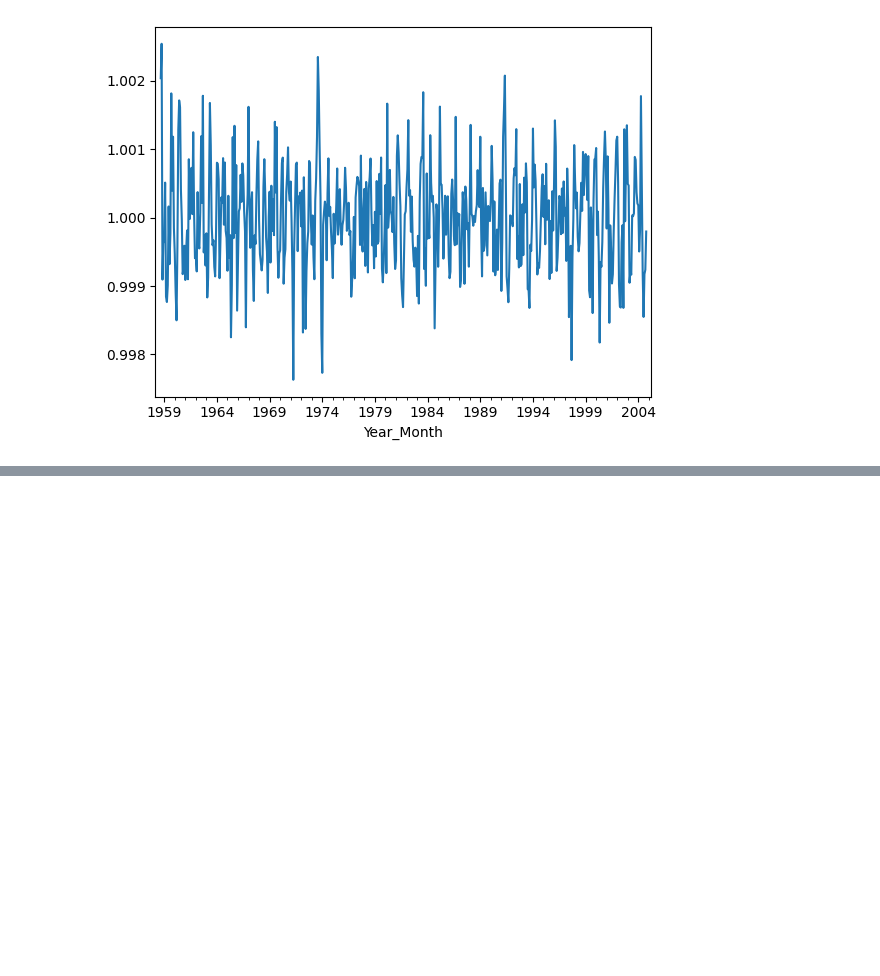
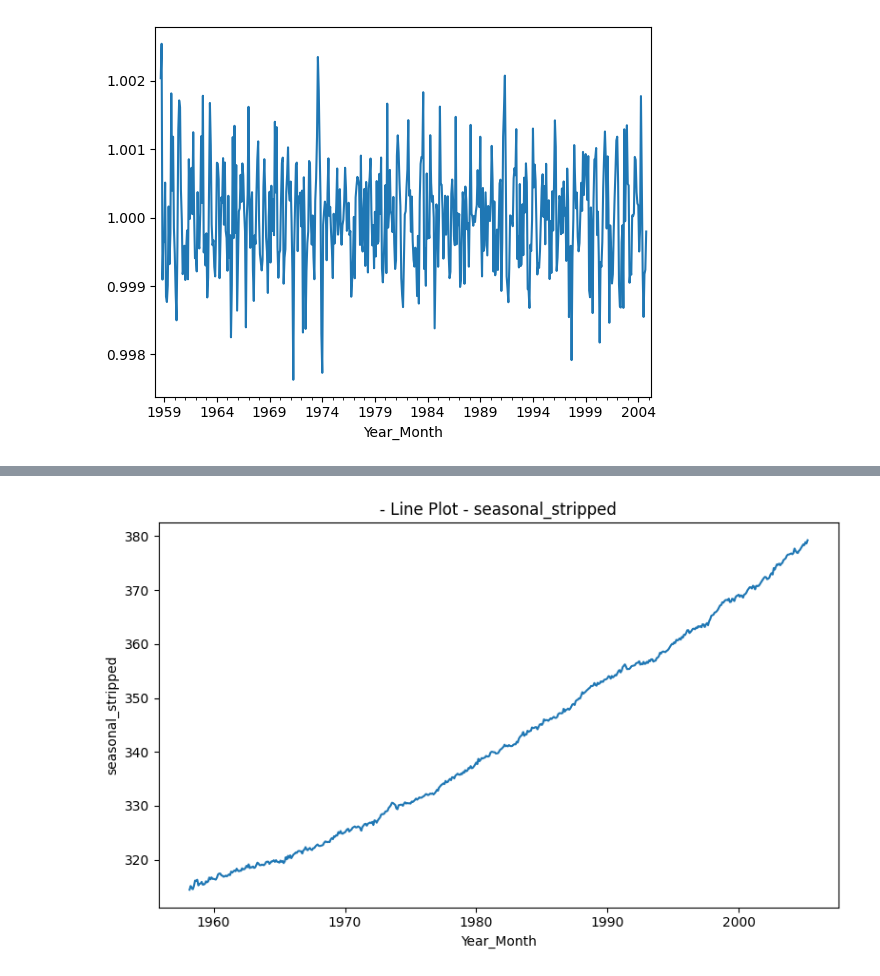
Before and after one commit to thcarole1/Carbon_Dioxide_Levels_in_Atmosphere, a Jupyter notebook: notebooks/Carbon dioxide levels prediction.ipynb, the cells around one changed output, grey strips where cells are left out. Saved outputs shown, nothing was run; the diff lists cells and outputs as text; code cells hidden in the pictures; blank space fills up the shorter version.

```diff
--- a/notebooks/Carbon dioxide levels prediction.ipynb
+++ b/notebooks/Carbon dioxide levels prediction.ipynb
@@ -1378,0 +644,4 @@ predictions
+# %%
+# First, create a column called "seasonal_component"in your train DataFrame that is filled with the .seasonal component of your time series.
+train["seasonal_component"] = pd.DataFrame(result_mul.seasonal)
+train.head(5)
@@ -1378,0 +685,4 @@ predictions
+# %%
+# Create a new column named "seasonal_stripped" equal to the value of our original time series divided by the seasonal component.
+train["seasonal_stripped"] = train["Carbon Dioxide (ppm)"]/train["seasonal_component"]
+train.head(5)
@@ -1378,0 +697,5 @@ predictions
+# %%
+# Plot the train set without seasonal trend
+plot_time_series(data = train, y = "seasonal_stripped", title = "seasonal_stripped")
+# %% [output]
+[figure, added]
```
Also changed, not shown: parts of 141 cells of this notebook, 8 other files.
